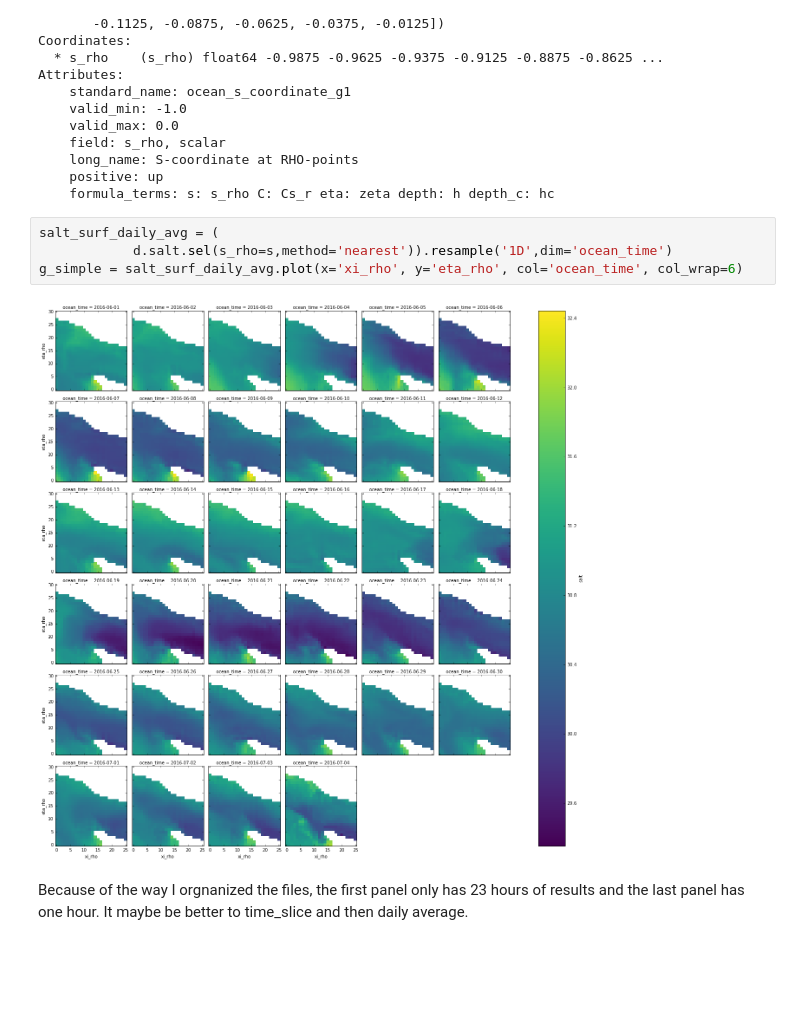
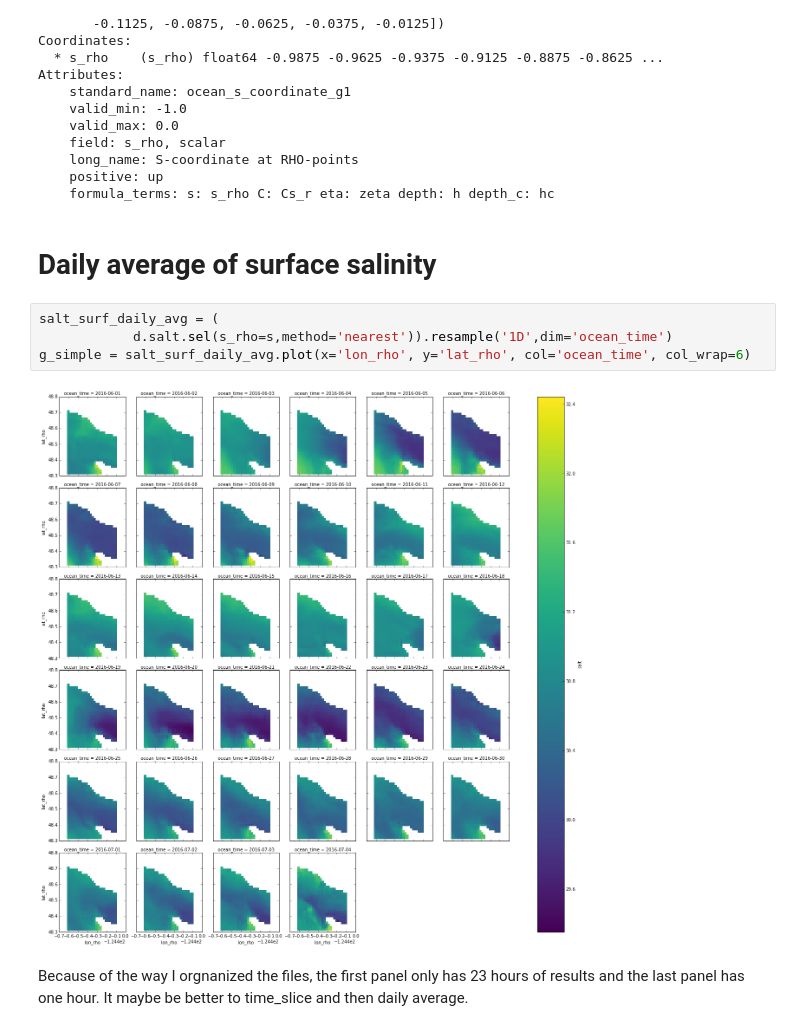
Before and after one commit to SalishSeaCast/analysis-nancy, a Jupyter notebook: notebooks/LiveOcean/Live Ocean - 1 month time series.ipynb, the cells around one changed output. Cells and saved outputs as stored; diff of their text form; blank space fills up the shorter version.

```diff
--- a/notebooks/LiveOcean/Live Ocean - 1 month time series.ipynb
+++ b/notebooks/LiveOcean/Live Ocean - 1 month time series.ipynb
@@ -81,11 +81,13 @@ Attributes:
     long_name: S-coordinate at RHO-points
     positive: up
     formula_terms: s: s_rho C: Cs_r eta: zeta depth: h depth_c: hc
+# %% [markdown]
+# Daily average of surface salinity
 # %%
 salt_surf_daily_avg = (
             d.salt.sel(s_rho=s,method='nearest')).resample('1D',dim='ocean_time')
-g_simple = salt_surf_daily_avg.plot(x='xi_rho', y='eta_rho', col='ocean_time', col_wrap=6)
+g_simple = salt_surf_daily_avg.plot(x='lon_rho', y='lat_rho', col='ocean_time', col_wrap=6)
 # %% [output]
-[figure, old version]
+[figure, new version]
 # %% [markdown]
 Because of the way I orgnanized the files, the first panel only has 23 hours of results and the last panel has one hour. It maybe be better to time_slice and then daily average.
```
Also changed, not shown: parts of 27 cells of this notebook.
